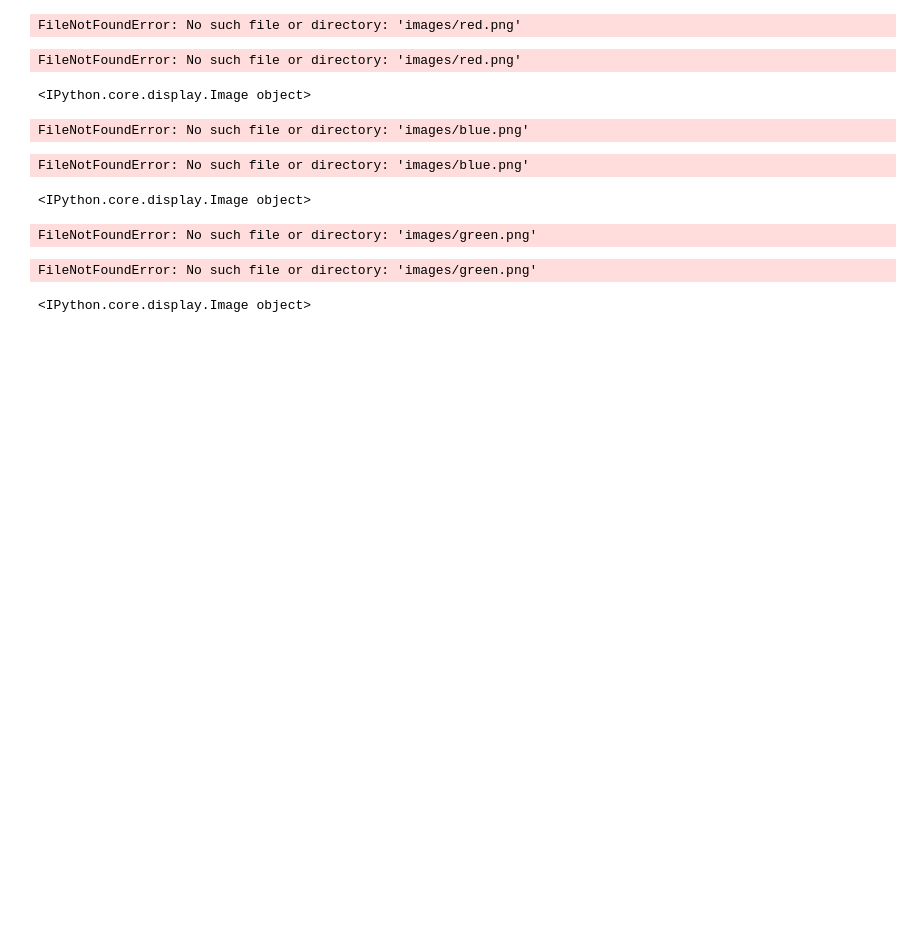
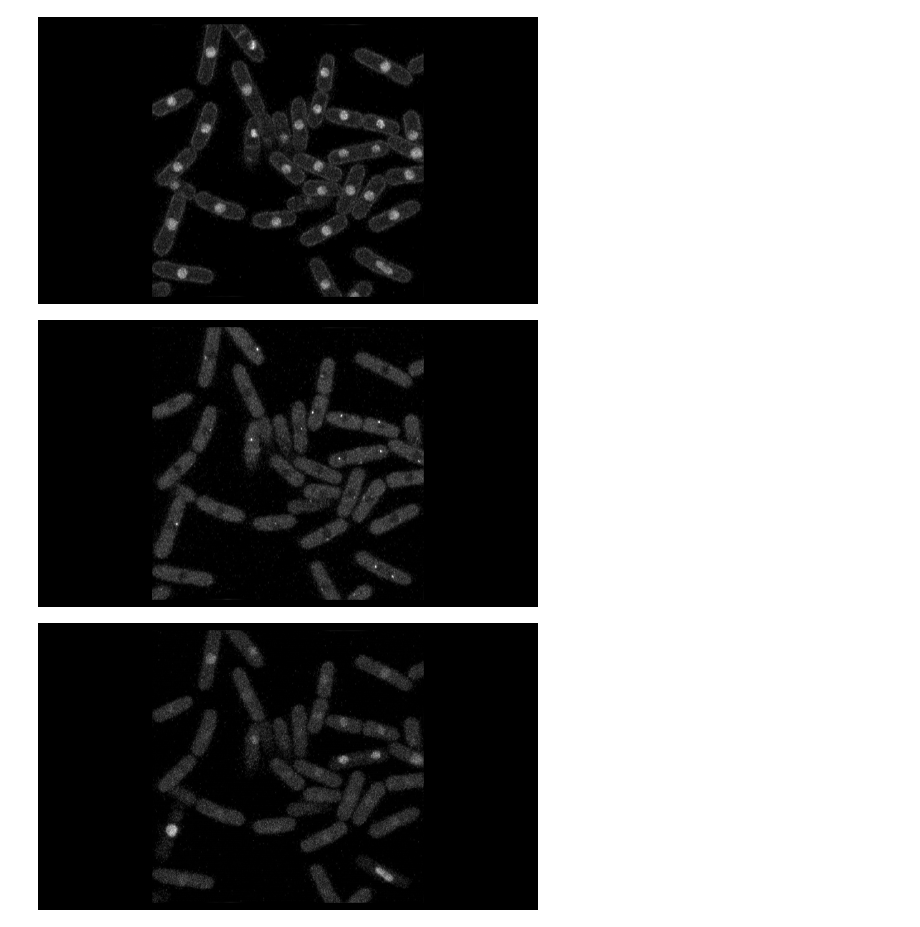
Before and after one commit to sarabenitezinglott/TFM, a Jupyter notebook: Microscopy/segmentation.ipynb, the cells around one changed output. Saved outputs shown, nothing was run; the diff lists cells and outputs as text; code cells hidden in the pictures; blank space fills up the shorter version.

```diff
--- a/Microscopy/segmentation.ipynb
+++ b/Microscopy/segmentation.ipynb
@@ -7,14 +8,6 @@ from src import visualization as vis
 # %%
-vis.visualize_images()
+vis.napari_view_splited_channels()
+# %% [output]
+[figure, added]
+[figure, added]
+[figure, added]
-# %%
-vis.napari_view_channels()
-# %% [output]
-FileNotFoundError: No such file or directory: 'images/red.png'
-FileNotFoundError: No such file or directory: 'images/red.png'
-<IPython.core.display.Image object>
-FileNotFoundError: No such file or directory: 'images/blue.png'
-FileNotFoundError: No such file or directory: 'images/blue.png'
-<IPython.core.display.Image object>
-FileNotFoundError: No such file or directory: 'images/green.png'
-FileNotFoundError: No such file or directory: 'images/green.png'
-<IPython.core.display.Image object>
```
Also changed, not shown: parts of 6 cells of this notebook, 2 other files.
